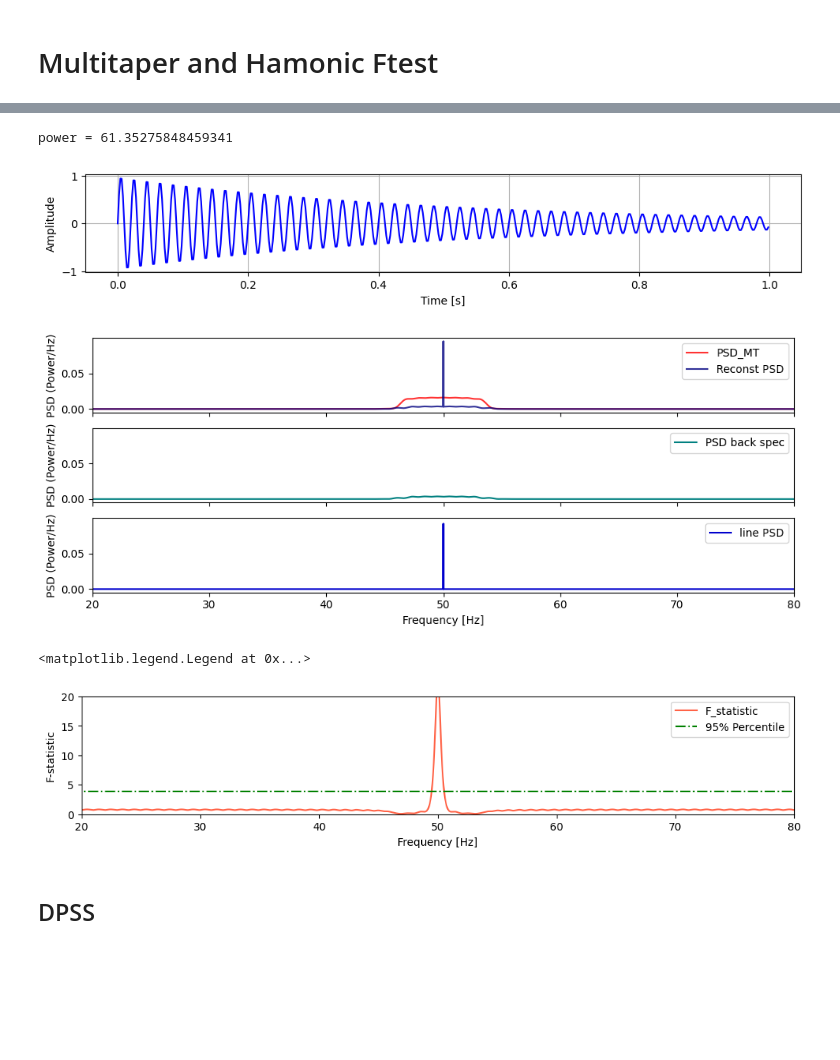
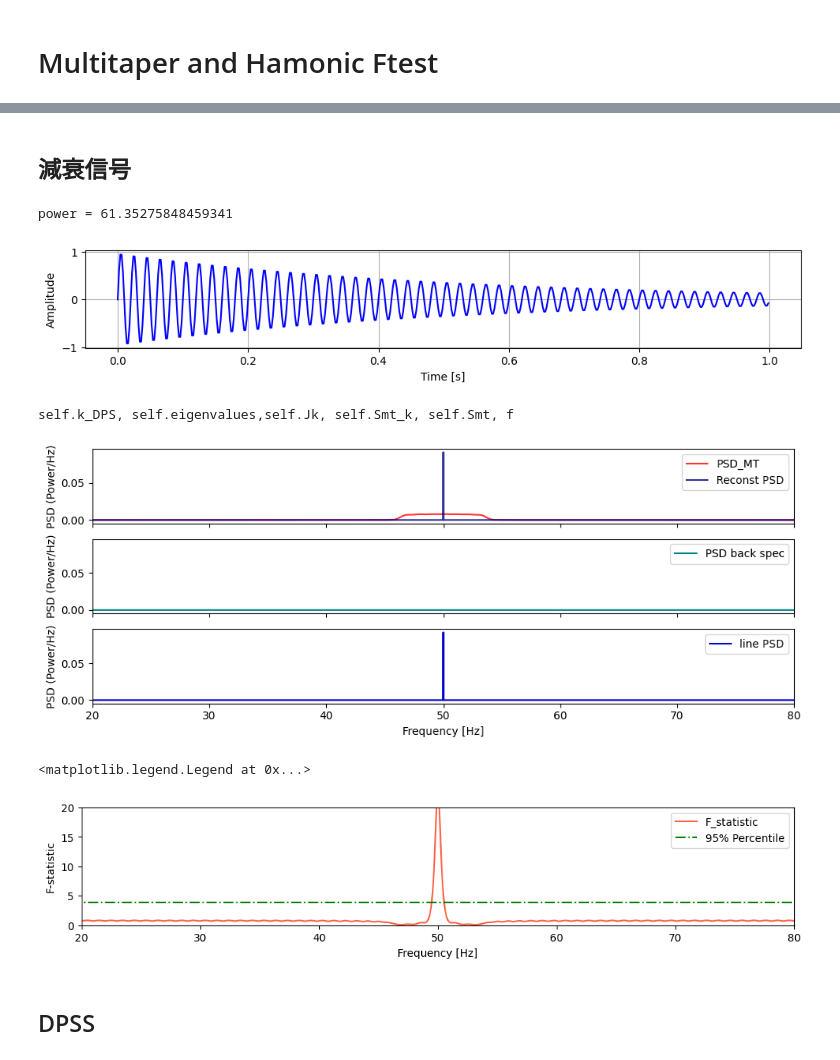
Before and after one commit to Chamusuke/Multitaper_harmonic_Ftest, a Jupyter notebook: example.ipynb, the cells around one changed output, grey strips where cells are left out. Drawn from its saved outputs; the diff is of its cells as text; code cells hidden in the pictures; blank space fills up the shorter version.

```diff
--- a/example.ipynb
+++ b/example.ipynb
@@ -184,3 +196,5 @@ NameError: name 't' is not defined
+# %% [markdown]
+## 減衰信号
 # %%
 
 # パラメータ設定
@@ -219,7 +233,7 @@ fig, axes = plt.subplots(3, 1, figsize=(10, 4),sharex=True, sharey=True)  # 3行
 
 # ---- プロット (PSD_MT，Reconstructed PS) ----
 ax = axes[0]
-ax.plot(MTSpec.f, MTSpec.mt_psd, '-', label='PSD_MT', alpha=0.8, c='r', lw=1.5)
+ax.plot(MTSpec.f, MTSpec.Smt, '-', label='PSD_MT', alpha=0.8, c='r', lw=1.5)
 ax.plot(MTSpec.f, MTSpec.re_psd[1, :], '-', label='Reconst PSD', alpha=0.8, c='navy', lw=1.5)
 ax.set_ylabel('PSD (Power/Hz)')
 # ax.set_yscale("log")
@@ -228,35 +242,36 @@ ax.legend()
 
 # ---- プロット (Backpectrum PSD) ----
 ax = axes[1]
 ax.plot(MTSpec.f, MTSpec.re_psd[0, :], '-', label='PSD back spec', alpha=1, c='teal', lw=1.5)
 ax.set_ylabel('PSD (Power/Hz)')
 ax.legend()
 # ---- プロット (Spectrum Line PSD) ----
 ax = axes[2]
 ax.plot(MTSpec.f, MTSpec.re_psd[2, :], '-', label='line PSD', alpha=1, c='mediumblue', lw=1.5)
 ax.set_ylabel('PSD (Power/Hz)')
 ax.set_xlabel('Frequency [Hz]')
 ax.legend()
 # ---- レイアウトの調整 ----
 plt.tight_layout()  # 各プロットの間隔を調整
 plt.show()
 
 
 # ---- プロット (F-statistic) ----
 fig = plt.figure(figsize=(12, 2))
 ax = fig.add_subplot()
 ax.plot(MTSpec.f, MTSpec.F_stat[0, :], '-', label='F_statistic', alpha=1, c='tomato', lw=1.5)
 ax.hlines(MTSpec.F_crit, MTSpec.f[0], MTSpec.f[-1], linestyles="-.", color='green', label='95% Percentile')
 ax.set_ylabel('F-statistic')
 ax.set_xlabel('Frequency [Hz]')
 ax.set_xlim(20,80)
 ax.set_ylim(0,20)
 ax.legend()
 # %% [output]
 power = 61.35275848459341
 [figure]
+self.k_DPS, self.eigenvalues,self.Jk, self.Smt_k, self.Smt, f
-[figure, old version]
+[figure, new version]
-<matplotlib.legend.Legend at 0x...>
+<matplotlib.legend.Legend at 0x...>
 [figure]
 # %% [markdown]
 ## DPSS
```
Also changed, not shown: parts of 4 cells of this notebook, 3 other files.
